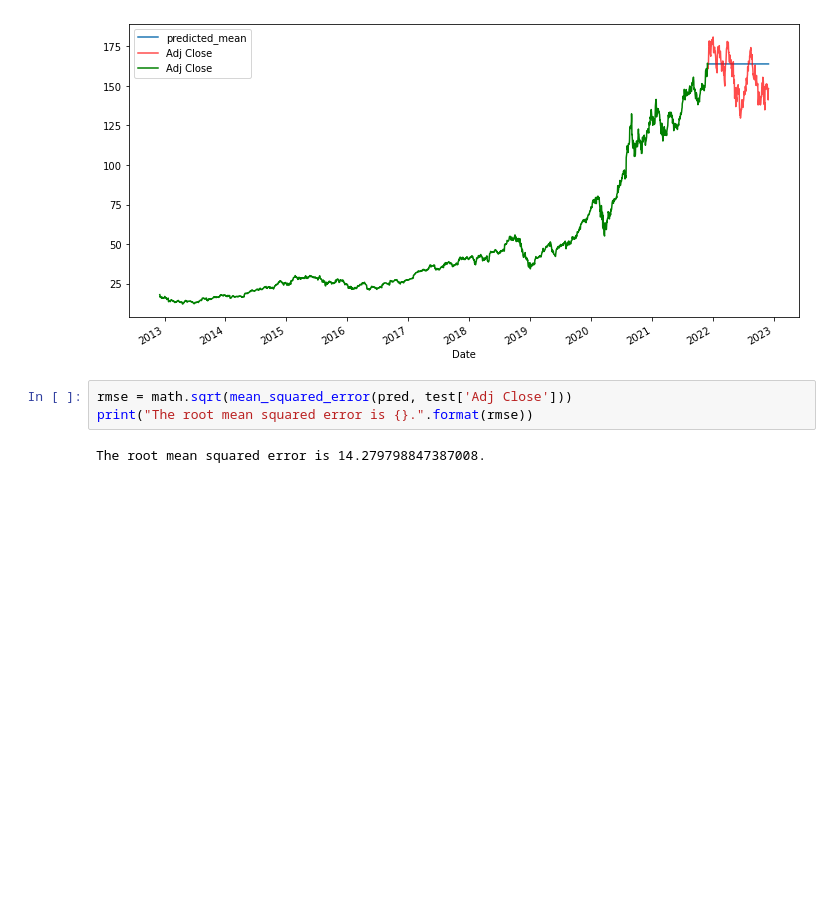
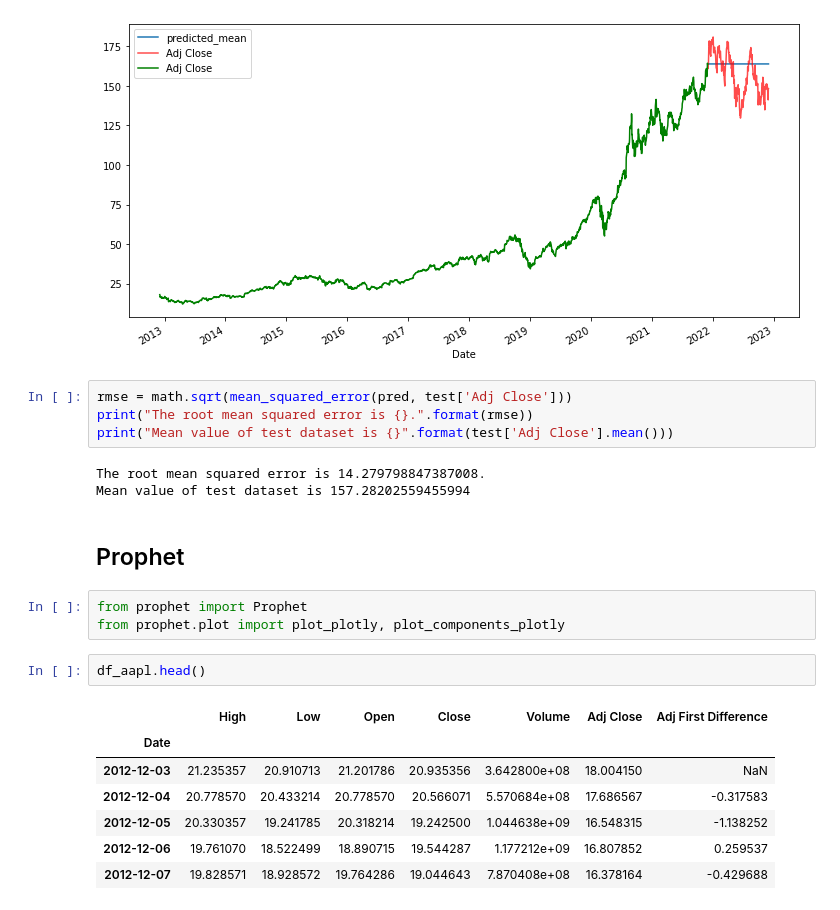
Before and after one commit to grantc00/Capstone-2, a Jupyter notebook: Capstone2.ipynb, the cells around one changed output. Cells and saved outputs as stored; diff of their text form; blank space fills up the shorter version.

```diff
--- a/Capstone2.ipynb
+++ b/Capstone2.ipynb
@@ -471,5 +454,22 @@ train['Adj Close'].plot(legend=True, c='g')
 # %%
 rmse = math.sqrt(mean_squared_error(pred, test['Adj Close']))
 print("The root mean squared error is {}.".format(rmse))
+print("Mean value of test dataset is {}".format(test['Adj Close'].mean()))
 # %% [output]
 The root mean squared error is 14.279798847387008.
+Mean value of test dataset is 157.28202559455994
+# %% [markdown]
+## Prophet
+# %%
+from prophet import Prophet
+from prophet.plot import plot_plotly, plot_components_plotly
+# %%
+df_aapl.head()
+# %% [output]
+|  | High | Low | Open | Close | Volume | Adj Close | Adj First Difference |
+| Date |  |  |  |  |  |  |  |
+| 2012-12-03 | 21.235357 | 20.910713 | 21.201786 | 20.935356 | 3.642800e+08 | 18.004150 | NaN |
+| 2012-12-04 | 20.778570 | 20.433214 | 20.778570 | 20.566071 | 5.570684e+08 | 17.686567 | -0.317583 |
+| 2012-12-05 | 20.330357 | 19.241785 | 20.318214 | 19.242500 | 1.044638e+09 | 16.548315 | -1.138252 |
+| 2012-12-06 | 19.761070 | 18.522499 | 18.890715 | 19.544287 | 1.177212e+09 | 16.807852 | 0.259537 |
+| 2012-12-07 | 19.828571 | 18.928572 | 19.764286 | 19.044643 | 7.870408e+08 | 16.378164 | -0.429688 |
```
Also changed, not shown: parts of 12 cells of this notebook.
